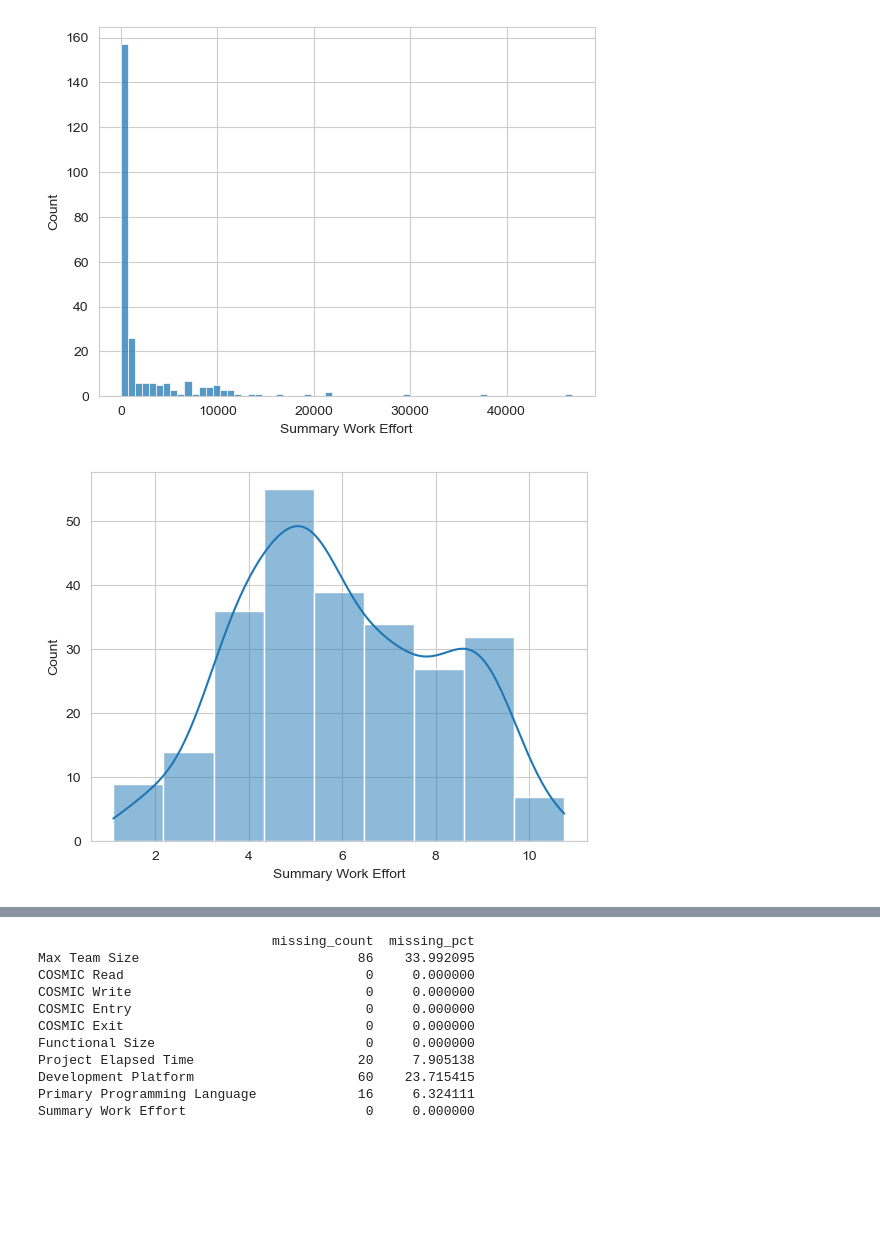
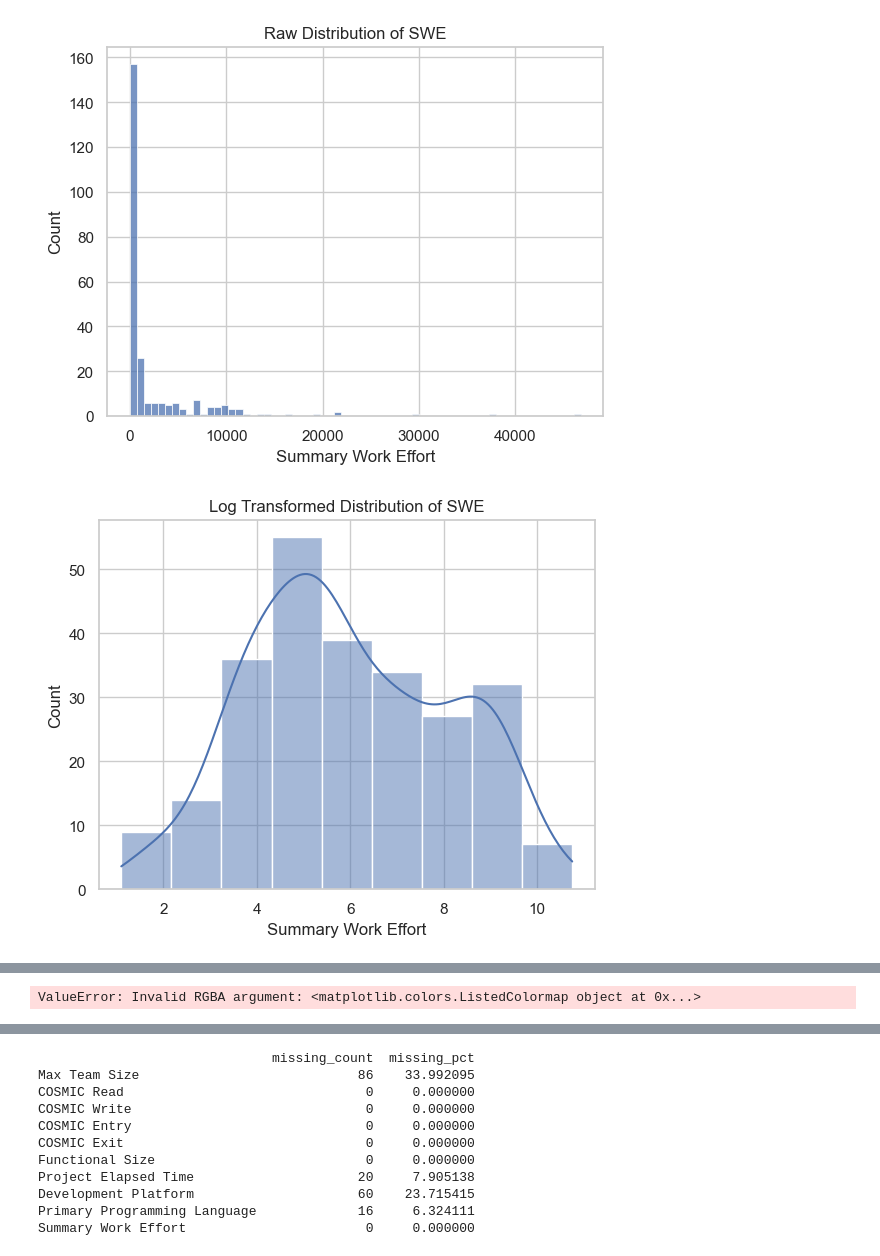
Before and after one commit to J4nvg/ResearchWorkshop, a Jupyter notebook: ann.ipynb, the cells around one changed output, grey strips where cells are left out. Saved outputs shown, nothing was run; the diff lists cells and outputs as text; code cells hidden in the pictures; blank space fills up the shorter version.

```diff
--- a/ann.ipynb
+++ b/ann.ipynb
@@ -52,16 +52,38 @@ X_num_test_func = X_func_test[func_num_cols]
 
 X_cat_train_func = X_func_train[func_cat_cols]
 X_cat_test_func = X_func_test[func_cat_cols]
+# %%
+cmp = sns.cubehelix_palette(start=2, rot=0, dark=0, light=.95, reverse=True, as_cmap=True)
 # %%
-import numpy as np
+
 import pandas as pd
 
 plt.figure()
+plt.title("Raw Distribution of SWE")
 sns.histplot(y_clean)
 plt.show()
 plt.figure()
+plt.title("Log Transformed Distribution of SWE")
 sns.histplot(np.log1p(y_clean),kde=True)
 plt.show()
+
+corr = df_clean.select_dtypes(include='number').corr()
+plt.figure()
+plt.title("Correlation matrix of numerical features")
+
+sns.heatmap(corr, annot=True, cmap=cmp)
+plt.show()
+
+# sns.pairplot(df_clean)
+plt.figure(figsize=(12,6))
+sns.boxplot(
+    data=df_clean,
+    x="Development Platform",
+    y="Summary Work Effort",
+)
+plt.xticks(rotation=45)
+plt.title("SWE by Development Platform")
+plt.show()
 # %% [output]
-[figure, old version]
+[figure, new version]
-[figure, old version]
+[figure, new version]
@@ -67,0 +91 @@ plt.show()
+ValueError: Invalid RGBA argument: <matplotlib.colors.ListedColormap object at 0x...>
```
Also changed, not shown: parts of 4 cells of this notebook, 3 other files.
